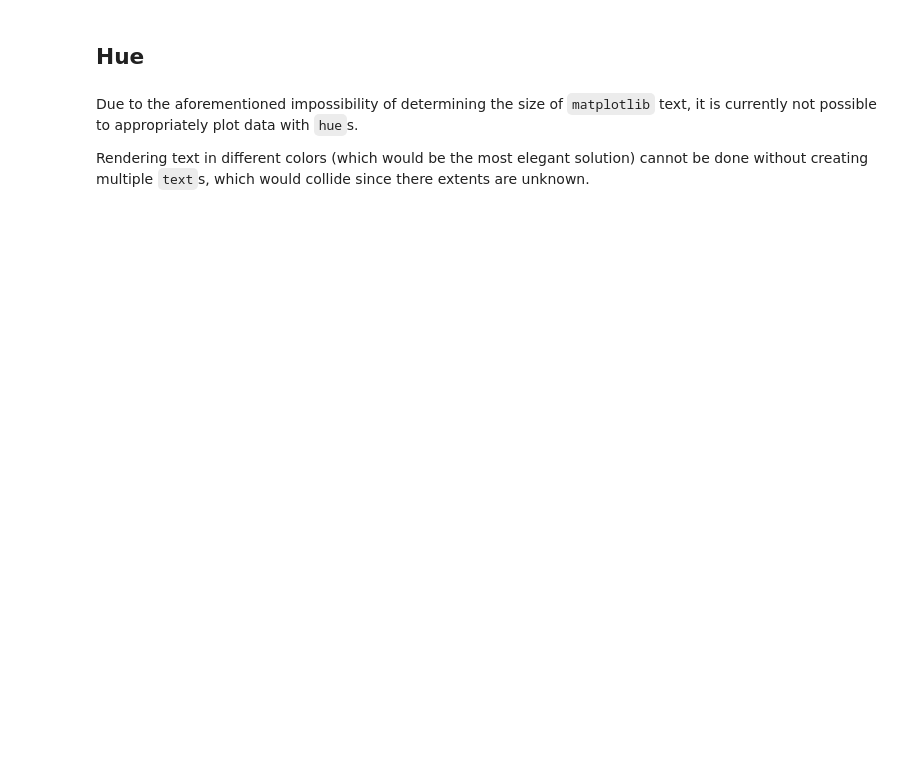
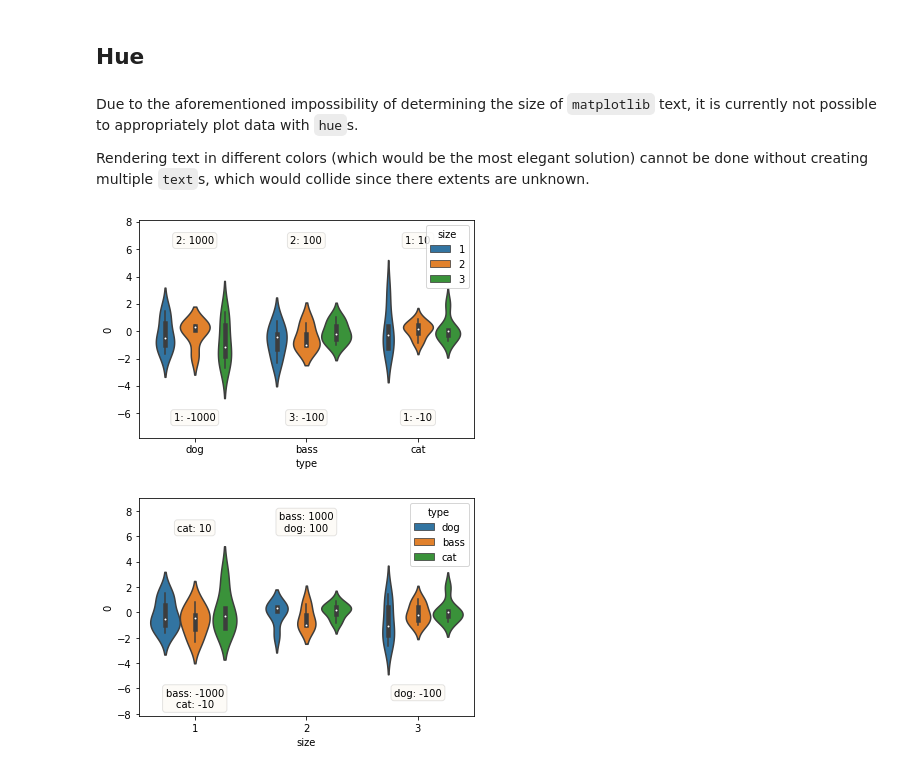
Before and after one commit to wendli01/outlier_plotting, a Jupyter notebook: outlier_plot.ipynb, the cells around one changed output. Saved outputs shown, nothing was run; the diff lists cells and outputs as text; code cells hidden in the pictures; blank space fills up the shorter version.

```diff
--- a/outlier_plot.ipynb
+++ b/outlier_plot.ipynb
@@ -89,3 +90,10 @@ plt.show()
 Due to the aforementioned impossibility of determining the size of `matplotlib` text, it is currently not possible to appropriately plot data with `hue`s.
 
 Rendering text in different colors (which would be the most elegant solution) cannot be done without creating multiple `text`s, which would collide since there extents are unknown.
+# %%
+handle_outliers(data=df, plotter = sns.violinplot, x = 'type', y=0, hue='size')
+plt.show()
+handle_outliers(data=df, plotter = sns.violinplot, hue = 'type', y=0, x='size');
+# %% [output]
+[figure, added]
+[figure, added]
```
Also changed, not shown: parts of 8 cells of this notebook, 1 other file.
